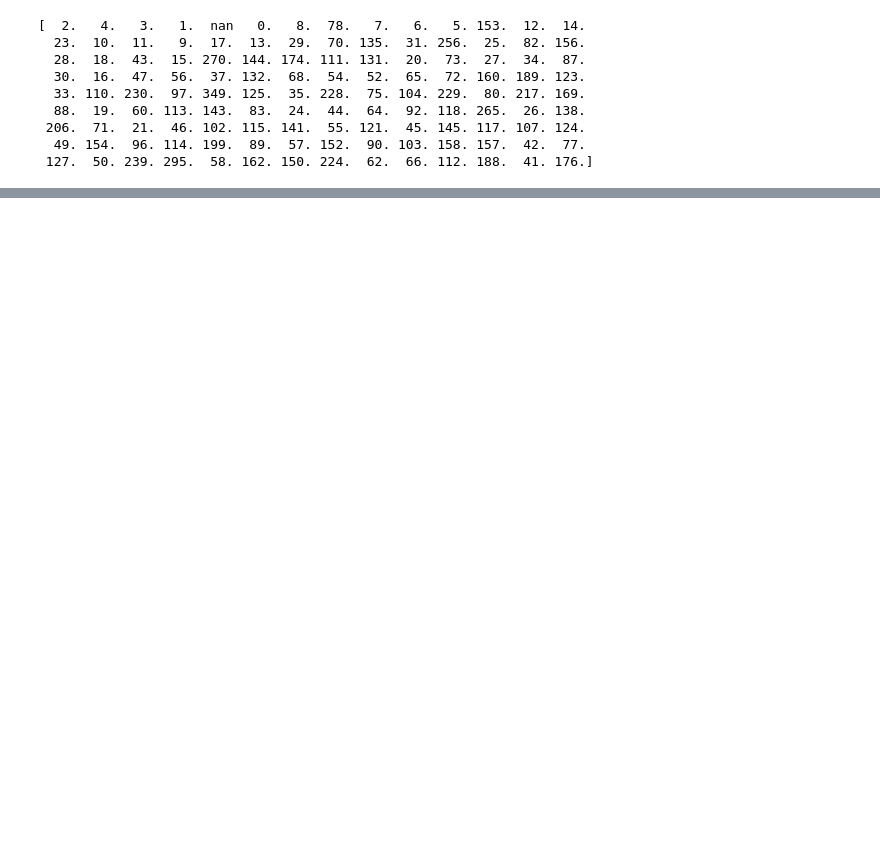
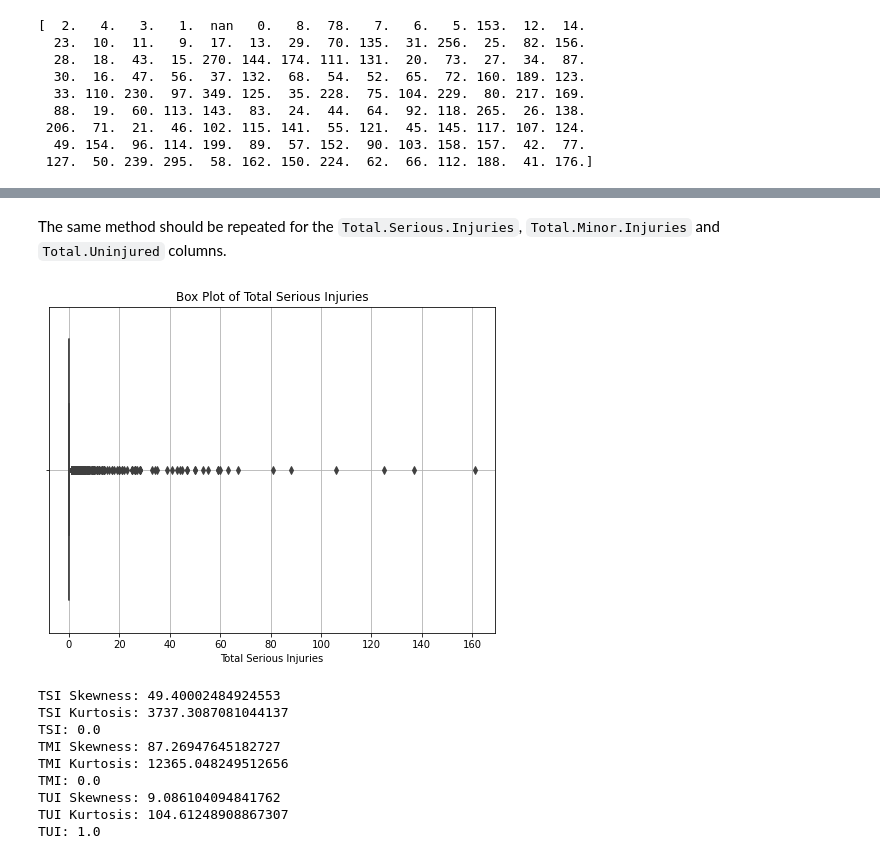
Before and after one commit to vkigen/dsc-phase-1-project-v3, a Jupyter notebook: final_index.ipynb, the cells around one changed output, grey strips where cells are left out. Saved outputs shown, nothing was run; the diff lists cells and outputs as text; code cells hidden in the pictures; blank space fills up the shorter version.

```diff
--- a/final_index.ipynb
+++ b/final_index.ipynb
@@ -326,0 +365,57 @@ print(unique_fatal_injuries)
+# %%
+tfi_median = adc['Total.Fatal.Injuries'].median()
+
+adc['Total.Fatal.Injuries'].fillna(tfi_median, inplace=True)
+# %% [markdown]
+The same method should be repeated for the `Total.Serious.Injuries`, `Total.Minor.Injuries` and `Total.Uninjured` columns.
+# %%
+# Box plot to visualize distribution of 'Total.Fatal.Injuries'
+plt.figure(figsize=(8, 6))
+sns.boxplot(x=adc['Total.Serious.Injuries'])
+
+# Customize the plot
+plt.title('Box Plot of Total Serious Injuries')
+plt.xlabel('Total Serious Injuries')
+plt.grid(True)
+plt.show()
+
+skewness = adc['Total.Serious.Injuries'].skew()
+kurtosis = adc['Total.Serious.Injuries'].kurt()
+
+print(f'TSI Skewness: {skewness}')
+print(f'TSI Kurtosis: {kurtosis}')
+
+tsi_median = adc['Total.Serious.Injuries'].median()
+print(f'TSI: {tsi_median}')
+adc['Total.Serious.Injuries'].fillna(tsi_median, inplace=True)
+
+skewness = adc['Total.Minor.Injuries'].skew()
+kurtosis = adc['Total.Minor.Injuries'].kurt()
+
+print(f'TMI Skewness: {skewness}')
+print(f'TMI Kurtosis: {kurtosis}')
+
+tmi_median = adc['Total.Minor.Injuries'].median()
+print(f'TMI: {tmi_median}')
+adc['Total.Minor.Injuries'].fillna(tmi_median, inplace=True)
+
+skewness = adc['Total.Uninjured'].skew()
+kurtosis = adc['Total.Uninjured'].kurt()
+
+print(f'TUI Skewness: {skewness}')
+print(f'TUI Kurtosis: {kurtosis}')
+
+tui_median = adc['Total.Uninjured'].median()
+print(f'TUI: {tui_median}')
+adc['Total.Uninjured'].fillna(tui_median, inplace=True)
+# %% [output]
+[figure, added]
+TSI Skewness: 49.40002484924553
+TSI Kurtosis: 3737.3087081044137
+TSI: 0.0
+TMI Skewness: 87.26947645182727
+TMI Kurtosis: 12365.048249512656
+TMI: 0.0
+TUI Skewness: 9.086104094841762
+TUI Kurtosis: 104.61248908867307
+TUI: 1.0
```
Also changed, not shown: parts of 48 cells of this notebook.
